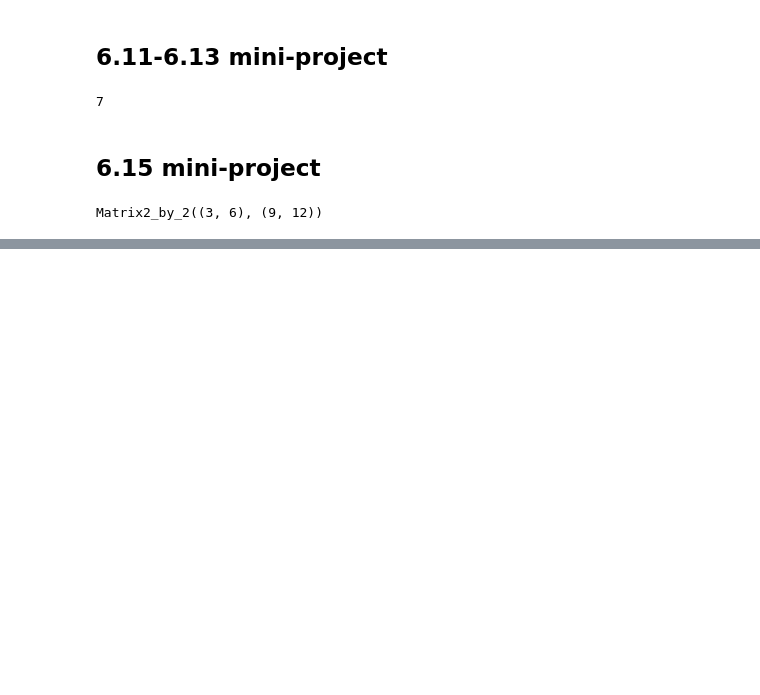
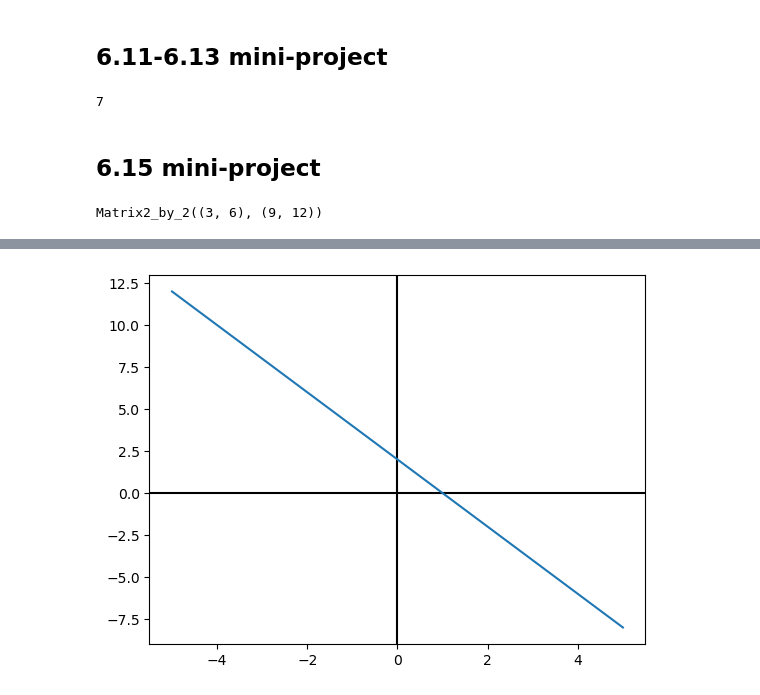
Before and after one commit to AlisonShi0zero/learn-math-for-programmers, a Jupyter notebook: Chapter 06/ch06_mywalkthrough.ipynb, the cells around one changed output, grey strips where cells are left out. Cells and saved outputs as stored; diff of their text form; code cells hidden in the pictures; blank space fills up the shorter version.

```diff
--- a/Chapter 06/ch06_mywalkthrough.ipynb
+++ b/Chapter 06/ch06_mywalkthrough.ipynb
@@ -624,0 +699,9 @@ Matrix2_by_2((3, 6), (9, 12))
+# %%
+def random_image():
+    return ImageVector((randint(0,255), randint(0,255), randint(0,255)) for i in range(0, 300*300))
+# %%
+def approx_equal_image(i1, i2):
+    return all([isclose(c1, c2)
+        for (p1, p2) in zip(i1.pixels, i2.pixels)
+        for (c1, c2) in zip(p1, p2)
+    ])
@@ -624,0 +712,23 @@ Matrix2_by_2((3, 6), (9, 12))
+# %%
+for i in range(0, 100):
+    a,b = random_scalar(),random_scalar()
+    u,v,w = random_image(), random_image(), random_image()
+    test(approx_equal_image, a,b,u,v,w, ImageVector.zero())
+# %%
+class LinearFunction(Vector):
+    def __init__(self,a,b):
+        self.a = a
+        self.b = b
+    def add(self, v):
+        return LinearFunction(self.a + v.a, self.b + v.b)
+    def scale(self, scale):
+        return LinearFunction(scalar * self.a, scalar * self.b)
+    def __call__(self, x):
+        return self.a * x + self.b
+    @classmethod
+    def zero(cls):
+        return LinearFunction(0,0)
+# %%
+plot([LinearFunction(-2,2)], -5, 5)
+# %% [output]
+[figure, added]
```
Also changed, not shown: parts of 24 cells of this notebook.
